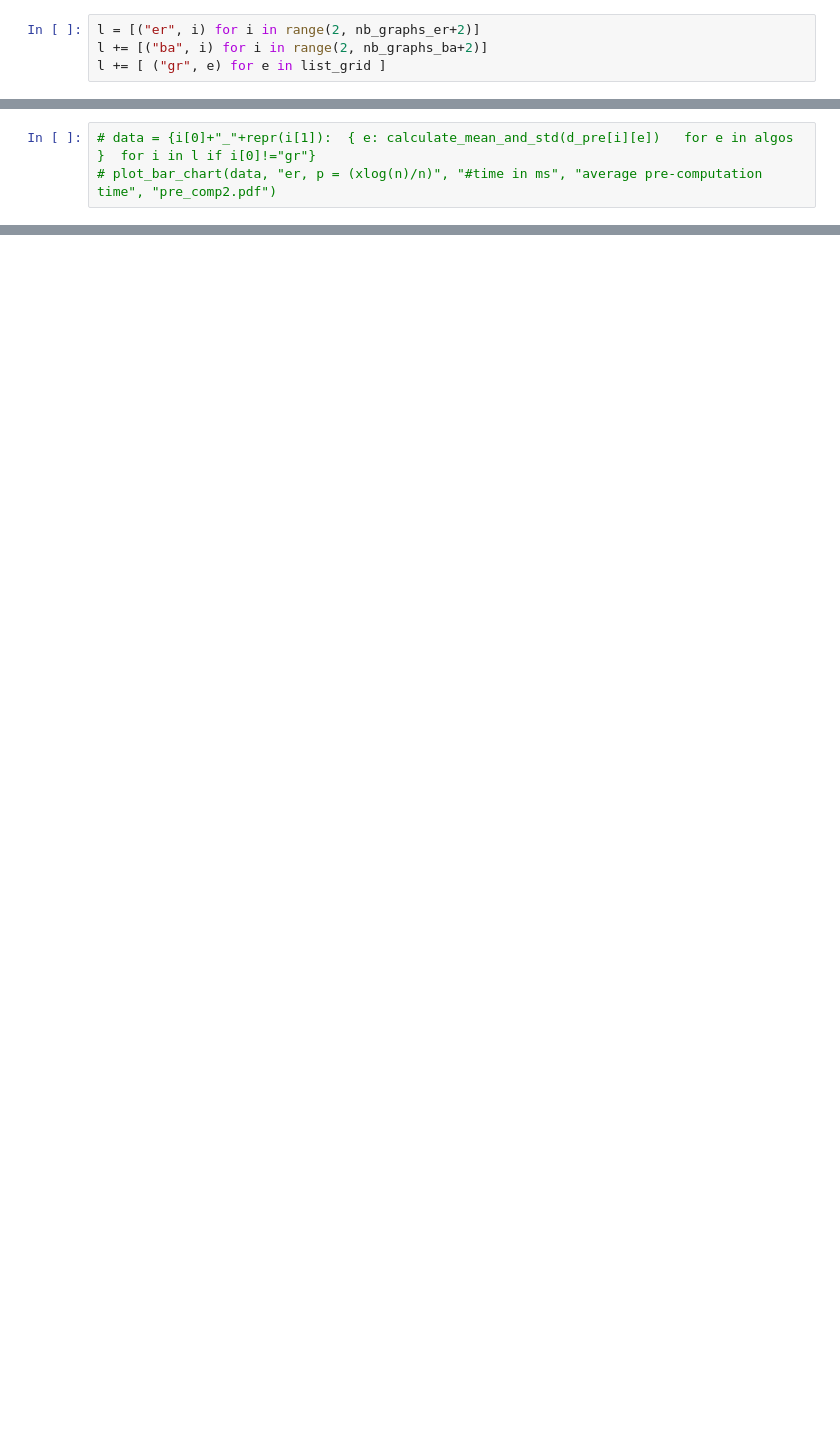
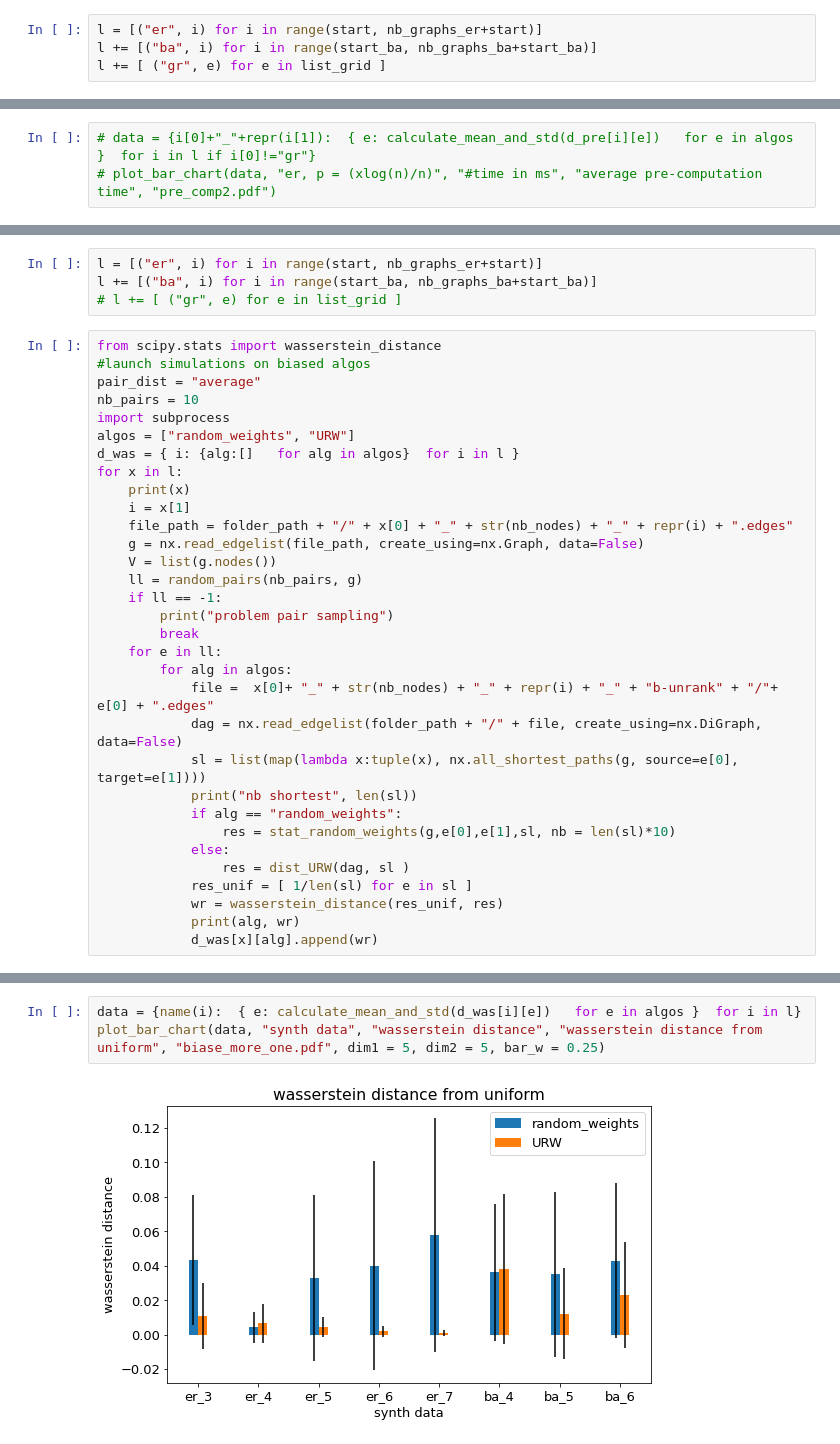
Before and after one commit to simon-dreyer/Shortest_path_sampling, a Jupyter notebook: src/syth_databases.ipynb, the cells around one changed output, grey strips where cells are left out. Cells and saved outputs as stored; diff of their text form; blank space fills up the shorter version.

Commit message:
biased simulation added

```diff
--- a/src/syth_databases.ipynb
+++ b/src/syth_databases.ipynb
@@ -474,8 +473,8 @@ plot_bar_chart(data, "synth data", "#operations", "average #operations on querie
 # data = {i:  { e: calculate_mean_and_std(d[i][e])   for e in algos }  for i in l if i[0]!="gr"}
 # plot_bar_chart(data, "synth data", "#operations", "average #operations on queries", "queries2.pdf")
 # %%
-l = [("er", i) for i in range(2, nb_graphs_er+2)]
-l += [("ba", i) for i in range(2, nb_graphs_ba+2)]
+l = [("er", i) for i in range(start, nb_graphs_er+start)]
+l += [("ba", i) for i in range(start_ba, nb_graphs_ba+start_ba)]
 l += [ ("gr", e) for e in list_grid ]
 # %%
 #launch bars on pre-computations
@@ -498,0 +558,36 @@ plot_bar_chart(data, "synth data", "#time in ms", "average pre-computation time"
+# %%
+l = [("er", i) for i in range(start, nb_graphs_er+start)]
+l += [("ba", i) for i in range(start_ba, nb_graphs_ba+start_ba)]
+# l += [ ("gr", e) for e in list_grid ]
+# %%
+from scipy.stats import wasserstein_distance
+#launch simulations on biased algos
+pair_dist = "average"
+nb_pairs = 10
+import subprocess
+algos = ["random_weights", "URW"]
+d_was = { i: {alg:[]   for alg in algos}  for i in l }
+for x in l:
+    print(x)
+    i = x[1]
+    file_path = folder_path + "/" + x[0] + "_" + str(nb_nodes) + "_" + repr(i) + ".edges"
+    g = nx.read_edgelist(file_path, create_using=nx.Graph, data=False)
+    V = list(g.nodes())
+    ll = random_pairs(nb_pairs, g)
+    if ll == -1:
+        print("problem pair sampling")
+        break
+    for e in ll:
+        for alg in algos:
+            file =  x[0]+ "_" + str(nb_nodes) + "_" + repr(i) + "_" + "b-unrank" + "/"+ e[0] + ".edges"
+            dag = nx.read_edgelist(folder_path + "/" + file, create_using=nx.DiGraph, data=False)
+            sl = list(map(lambda x:tuple(x), nx.all_shortest_paths(g, source=e[0], target=e[1])))
+            print("nb shortest", len(sl))
+            if alg == "random_weights":
+                res = stat_random_weights(g,e[0],e[1],sl, nb = len(sl)*10)
+            else:
+                res = dist_URW(dag, sl )
+            res_unif = [ 1/len(sl) for e in sl ]
+            wr = wasserstein_distance(res_unif, res)
+            print(alg, wr)
+            d_was[x][alg].append(wr)
@@ -498,0 +612,5 @@ plot_bar_chart(data, "synth data", "#time in ms", "average pre-computation time"
+# %%
+data = {name(i):  { e: calculate_mean_and_std(d_was[i][e])   for e in algos }  for i in l}
+plot_bar_chart(data, "synth data", "wasserstein distance", "wasserstein distance from uniform", "biase_more_one.pdf", dim1 = 5, dim2 = 5, bar_w = 0.25)
+# %% [output]
+[figure, added]
```
Also changed, not shown: parts of 17 cells of this notebook, 1 other file.
